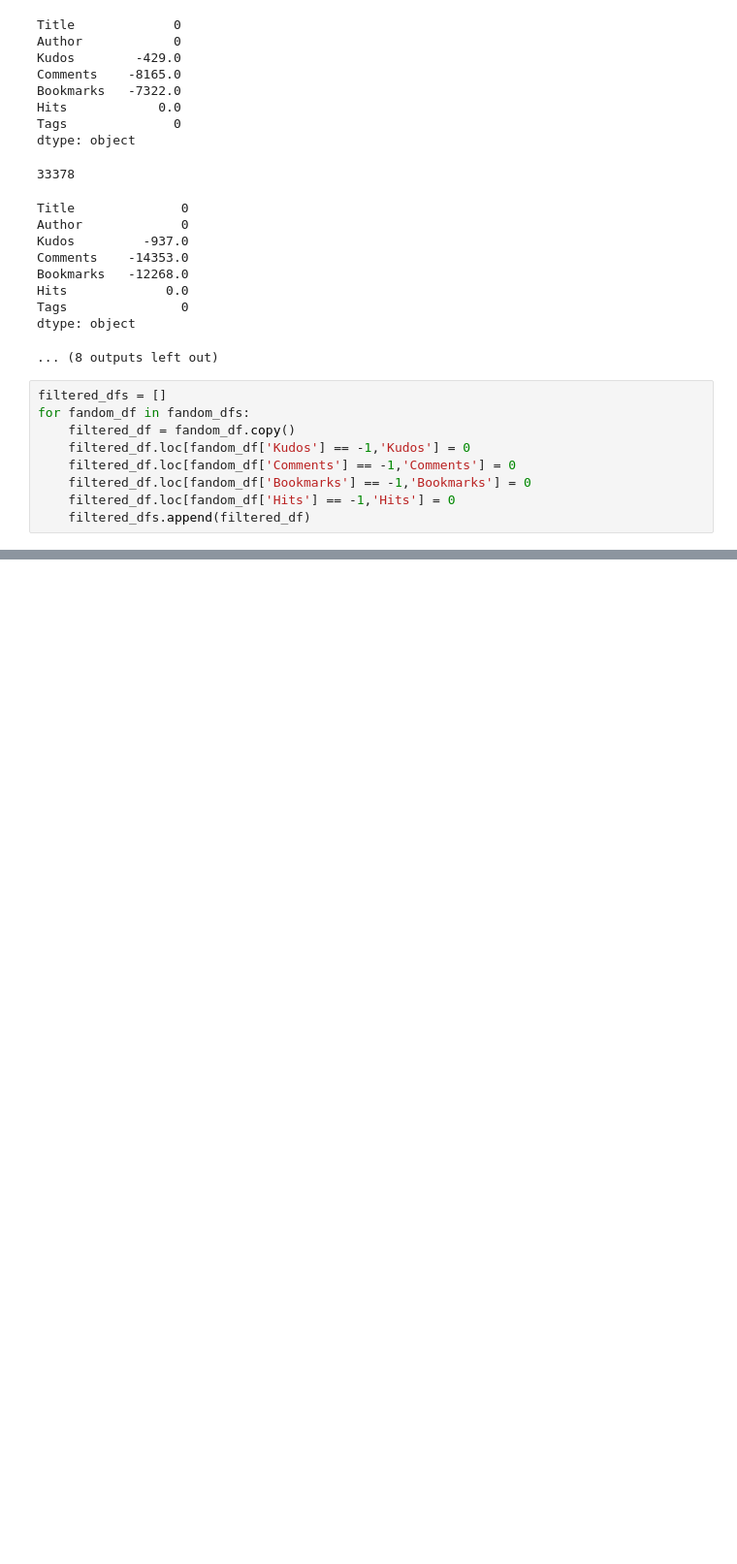
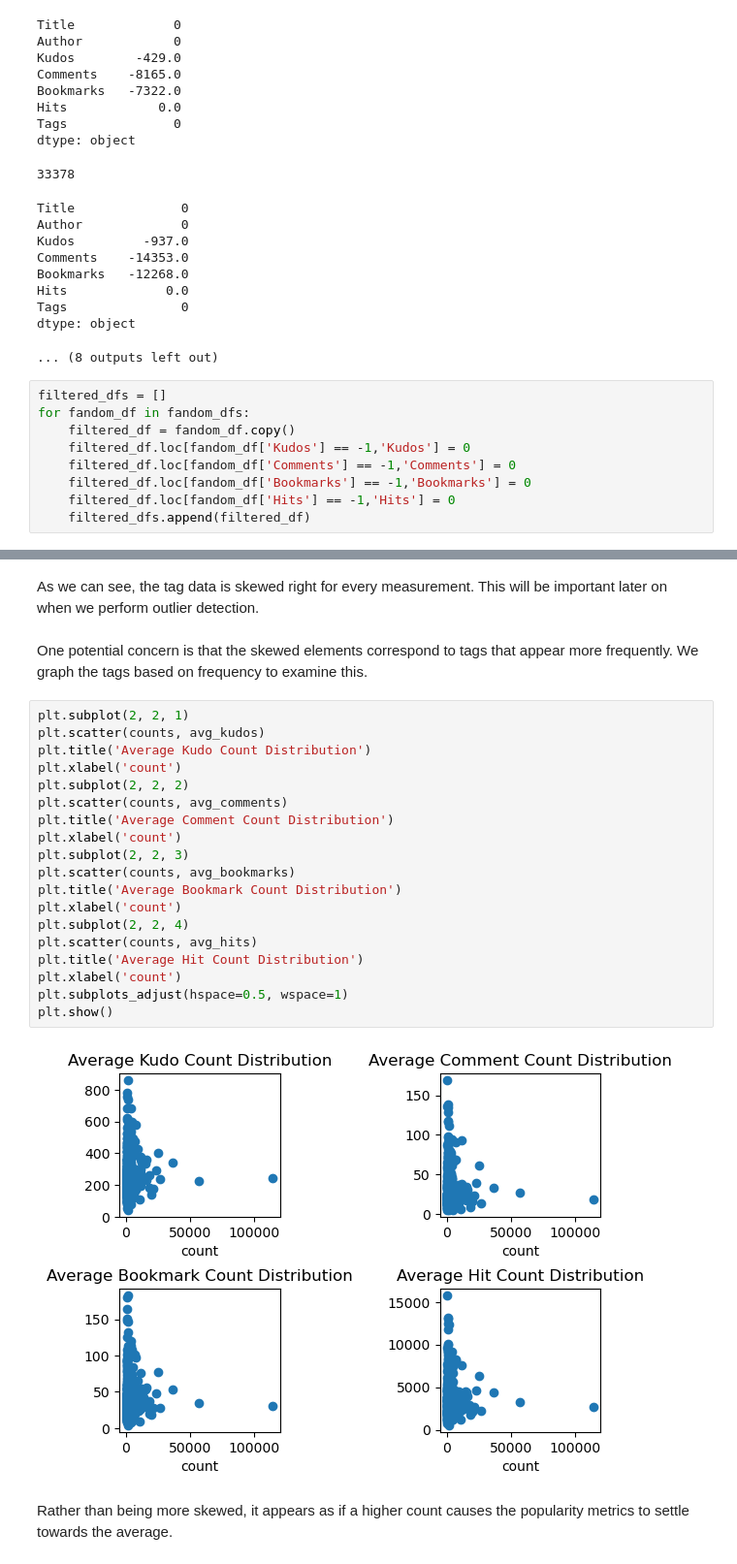
Before and after one commit to NicoPang/STAT-4185-Final-Project, a Jupyter notebook: main.ipynb, the cells around one changed output, grey strips where cells are left out. Shown at 97% size. Cells and saved outputs as stored; diff of their text form; blank space fills up the shorter version.

```diff
--- a/main.ipynb
+++ b/main.ipynb
@@ -384,0 +496,27 @@ print(sum)
+# %% [markdown]
+As we can see, the tag data is skewed right for every measurement. This will be important later on when we perform outlier detection.
+# %% [markdown]
+One potential concern is that the skewed elements correspond to tags that appear more frequently. We graph the tags based on frequency to examine this.
+# %%
+plt.subplot(2, 2, 1)
+plt.scatter(counts, avg_kudos)
+plt.title('Average Kudo Count Distribution')
+plt.xlabel('count')
+plt.subplot(2, 2, 2)
+plt.scatter(counts, avg_comments)
+plt.title('Average Comment Count Distribution')
+plt.xlabel('count')
+plt.subplot(2, 2, 3)
+plt.scatter(counts, avg_bookmarks)
+plt.title('Average Bookmark Count Distribution')
+plt.xlabel('count')
+plt.subplot(2, 2, 4)
+plt.scatter(counts, avg_hits)
+plt.title('Average Hit Count Distribution')
+plt.xlabel('count')
+plt.subplots_adjust(hspace=0.5, wspace=1)
+plt.show()
+# %% [output]
+[figure, added]
+# %% [markdown]
+Rather than being more skewed, it appears as if a higher count causes the popularity metrics to settle towards the average.
```
Also changed, not shown: parts of 42 cells of this notebook, 1 other file.
